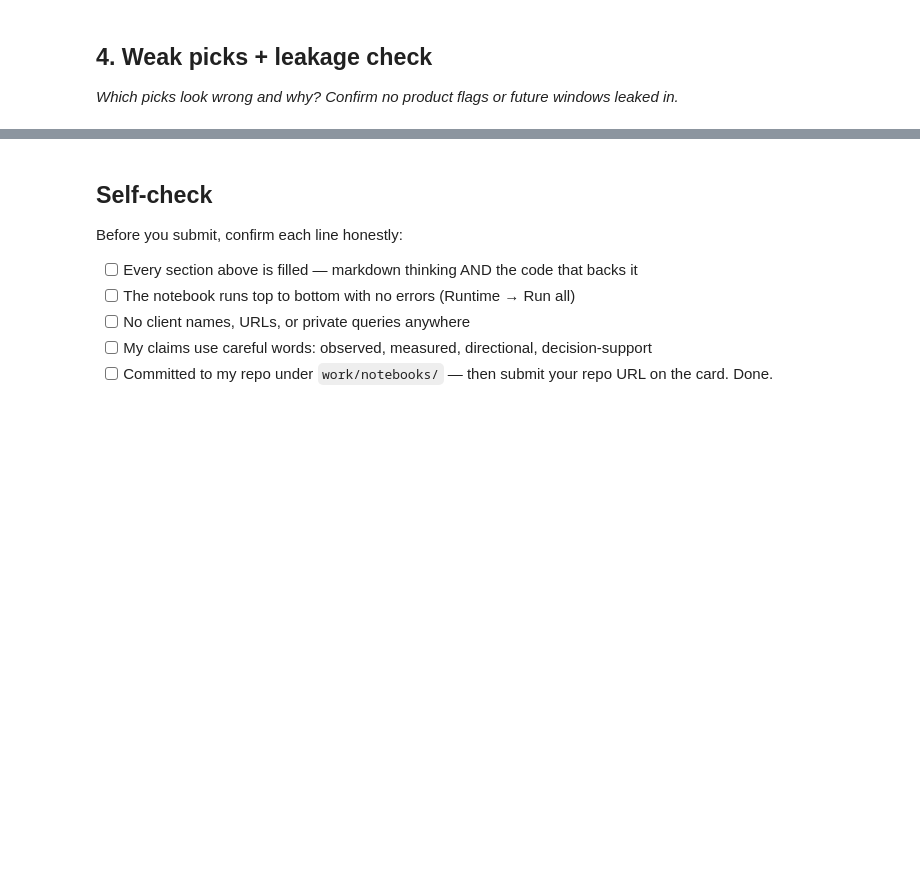
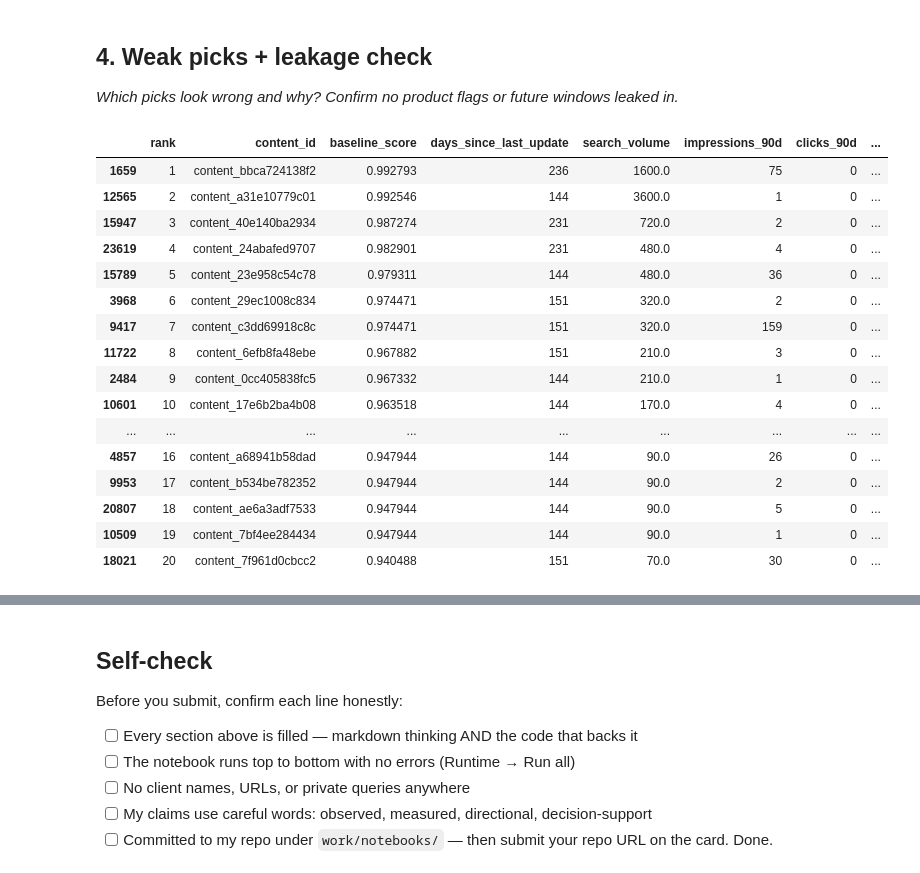
Before and after one commit to shiva-sn/ML, a Jupyter notebook: work/notebooks/w04_baseline_score.ipynb, the cells around one changed output, grey strips where cells are left out. Cells and saved outputs as stored; diff of their text form; code cells hidden in the pictures; blank space fills up the shorter version.

```diff
--- a/work/notebooks/w04_baseline_score.ipynb
+++ b/work/notebooks/w04_baseline_score.ipynb
@@ -13,4 +13,5 @@ This skeleton is yours to fill. Work the sections **in order** — each one has
 # %%
 import pandas as pd
 import numpy as np
-df = pd.read_csv()
+df = pd.read_csv("/content/content_refresh_anonymized.csv")
+df.shape
@@ -33,5 +245,40 @@ df = pd.read_csv()
 
 *Which picks look wrong and why? Confirm no product flags or future windows leaked in.*
 # %%
-# This cell is for CODE (numbers, a query, a check).
-# Write your text answer in the cell ABOVE this one — typing sentences here breaks Run All.
+# Inspect the Top-20 picks for potentially weak recommendations
+
+top20_diagnostic = baseline.head(20)[
+    [
+        "rank",
+        "content_id",
+        "baseline_score",
+        "days_since_last_update",
+        "search_volume",
+        "impressions_90d",
+        "clicks_90d",
+        "ctr",
+        "avg_position",
+        "reason_code",
+        "action"
+    ]
+].copy()
+
+display(top20_diagnostic)
+# %% [output]
+|  | rank | content_id | baseline_score | days_since_last_update | search_volume | impressions_90d | clicks_90d | ... |
+| 1659 | 1 | content_bbca724138f2 | 0.992793 | 236 | 1600.0 | 75 | 0 | ... |
+| 12565 | 2 | content_a31e10779c01 | 0.992546 | 144 | 3600.0 | 1 | 0 | ... |
+| 15947 | 3 | content_40e140ba2934 | 0.987274 | 231 | 720.0 | 2 | 0 | ... |
+| 23619 | 4 | content_24abafed9707 | 0.982901 | 231 | 480.0 | 4 | 0 | ... |
+| 15789 | 5 | content_23e958c54c78 | 0.979311 | 144 | 480.0 | 36 | 0 | ... |
+| 3968 | 6 | content_29ec1008c834 | 0.974471 | 151 | 320.0 | 2 | 0 | ... |
+| 9417 | 7 | content_c3dd69918c8c | 0.974471 | 151 | 320.0 | 159 | 0 | ... |
+| 11722 | 8 | content_6efb8fa48ebe | 0.967882 | 151 | 210.0 | 3 | 0 | ... |
+| 2484 | 9 | content_0cc405838fc5 | 0.967332 | 144 | 210.0 | 1 | 0 | ... |
+| 10601 | 10 | content_17e6b2ba4b08 | 0.963518 | 144 | 170.0 | 4 | 0 | ... |
+| ... | ... | ... | ... | ... | ... | ... | ... | ... |
+| 4857 | 16 | content_a68941b58dad | 0.947944 | 144 | 90.0 | 26 | 0 | ... |
+| 9953 | 17 | content_b534be782352 | 0.947944 | 144 | 90.0 | 2 | 0 | ... |
+| 20807 | 18 | content_ae6a3adf7533 | 0.947944 | 144 | 90.0 | 5 | 0 | ... |
+| 10509 | 19 | content_7bf4ee284434 | 0.947944 | 144 | 90.0 | 1 | 0 | ... |
+| 18021 | 20 | content_7f961d0cbcc2 | 0.940488 | 151 | 70.0 | 30 | 0 | ... |
```
Also changed, not shown: parts of 10 cells of this notebook.
